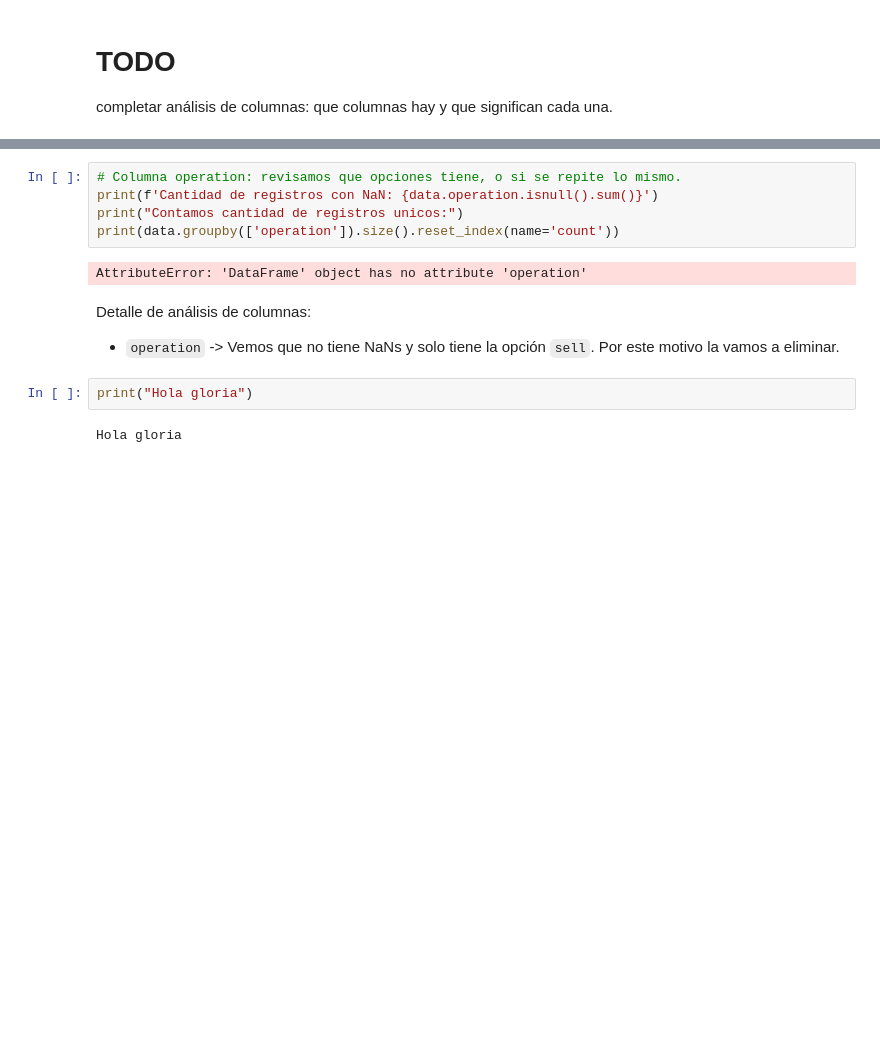
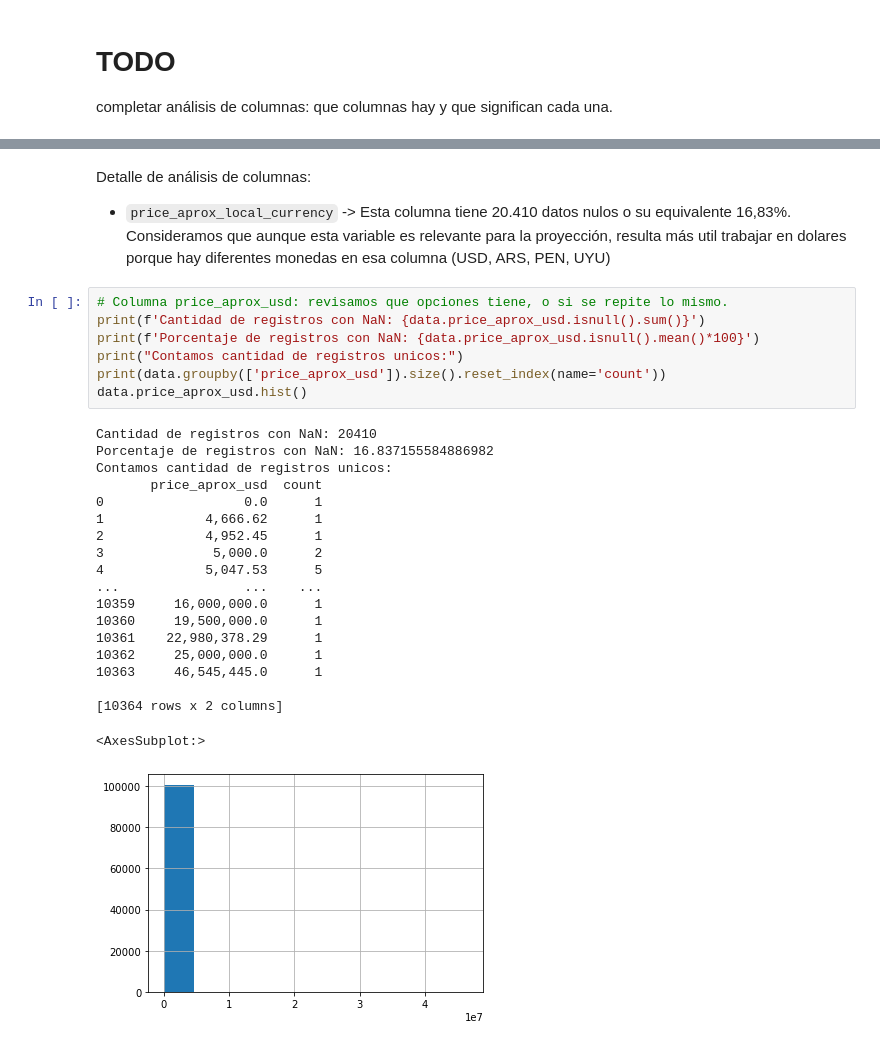
Before and after one commit to carpe-diem/DH-TP1-clear-data-properati, a Jupyter notebook: src/Gloria.ipynb, the cells around one changed output, grey strips where cells are left out. Drawn from its saved outputs; the diff is of its cells as text; blank space fills up the shorter version.

```diff
--- a/src/Gloria.ipynb
+++ b/src/Gloria.ipynb
@@ -41,14 +174,30 @@ Analizamos contenido de las columnas que creemos que pueden eliminarse.
+# %% [markdown]
+Detalle de análisis de columnas:
+* `price_aprox_local_currency` -> Esta columna tiene 20.410 datos nulos o su equivalente 16,83%. Consideramos que aunque esta variable es relevante para la proyección, resulta más util trabajar en dolares porque hay diferentes monedas en esa columna (USD, ARS, PEN, UYU)
 # %%
-# Columna operation: revisamos que opciones tiene, o si se repite lo mismo.
-print(f'Cantidad de registros con NaN: {data.operation.isnull().sum()}')
+# Columna price_aprox_usd: revisamos que opciones tiene, o si se repite lo mismo.
+print(f'Cantidad de registros con NaN: {data.price_aprox_usd.isnull().sum()}')
+print(f'Porcentaje de registros con NaN: {data.price_aprox_usd.isnull().mean()*100}')
 print("Contamos cantidad de registros unicos:")
-print(data.groupby(['operation']).size().reset_index(name='count'))
+print(data.groupby(['price_aprox_usd']).size().reset_index(name='count'))
+data.price_aprox_usd.hist()
 # %% [output]
-AttributeError: 'DataFrame' object has no attribute 'operation'
+Cantidad de registros con NaN: 20410
+Porcentaje de registros con NaN: 16.837155584886982
+Contamos cantidad de registros unicos:
+       price_aprox_usd  count
+0                  0.0      1
+1             4,666.62      1
+2             4,952.45      1
+3              5,000.0      2
+4             5,047.53      5
+...                ...    ...
+10359     16,000,000.0      1
+10360     19,500,000.0      1
+10361    22,980,378.29      1
+10362     25,000,000.0      1
+10363     46,545,445.0      1
+
+[10364 rows x 2 columns]
+<AxesSubplot:>
+[figure, added]
-# %% [markdown]
-Detalle de análisis de columnas:
-* `operation` -> Vemos que no tiene NaNs y solo tiene la opción `sell`. Por este motivo la vamos a eliminar.
-# %%
-print("Hola gloria")
-# %% [output]
-Hola gloria
```
Also changed, not shown: parts of 38 cells of this notebook.
